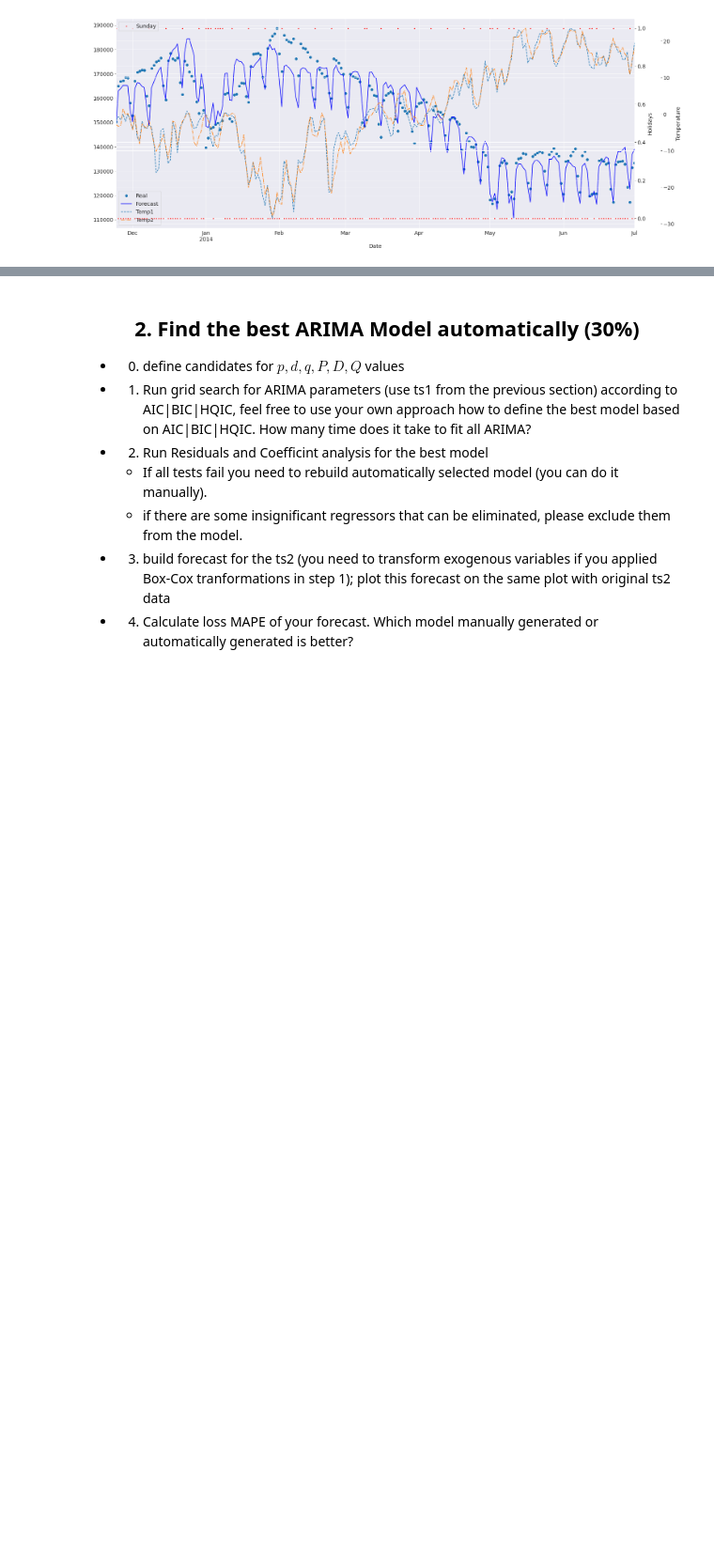
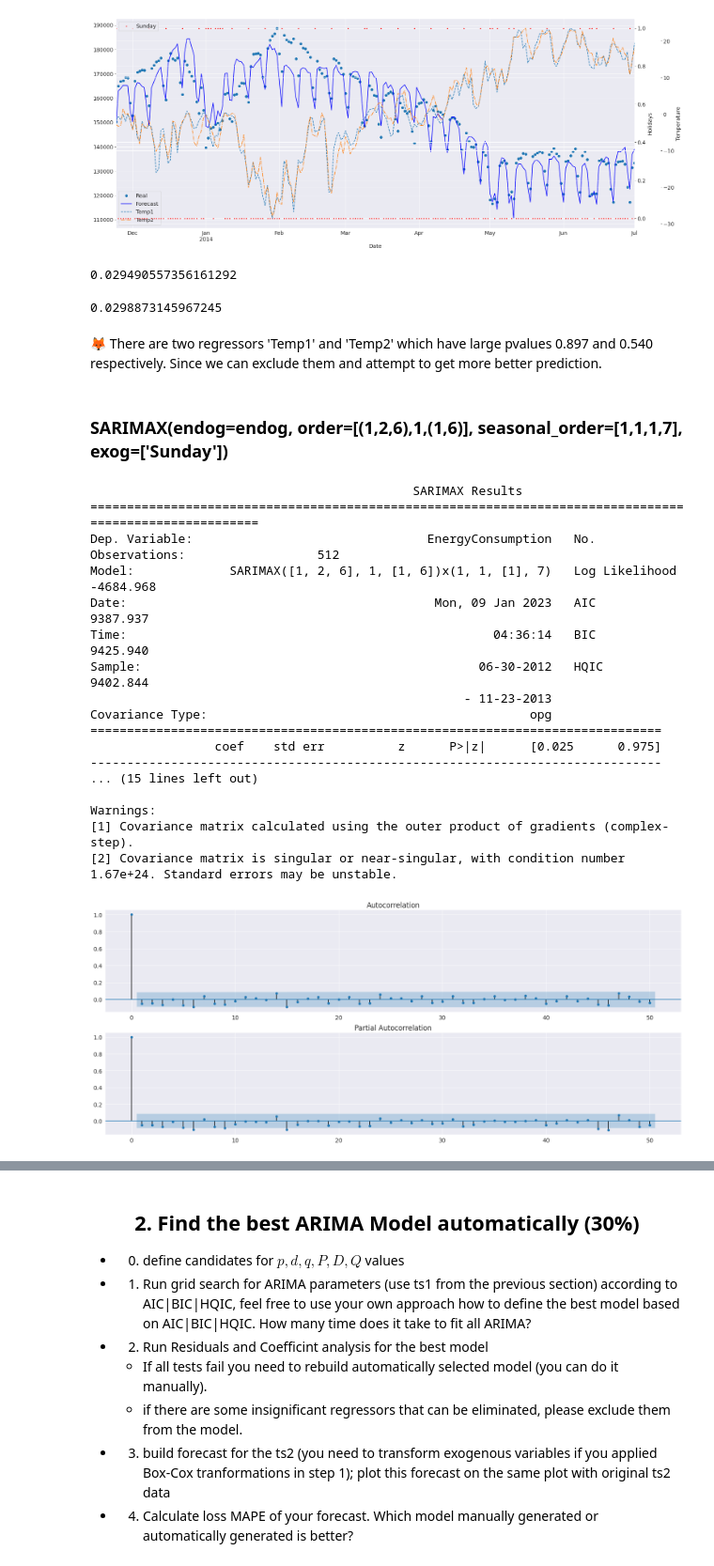
Before and after one commit to zhus-dika/ts_forecasting, a Jupyter notebook: zhussupova_w2022_23_hw2.ipynb, the cells around one changed output, grey strips where cells are left out. Shown at 94% size. Drawn from its saved outputs; the diff is of its cells as text; code cells hidden in the pictures; blank space fills up the shorter version.

```diff
--- a/zhussupova_w2022_23_hw2.ipynb
+++ b/zhussupova_w2022_23_hw2.ipynb
@@ -534,3 +549,45 @@ ax2.legend(loc='upper left')
 plt.show()
 # %% [output]
 [figure]
+# %%
+# MAPE for the whole forecasting period
+qualityMAPE(ts2['EnergyConsumption'], ts_frc_int)[0]
+# %% [output]
+0.029490557356161292
+# %%
+# MAPE for the last 3 months of the forecasting period
+qualityMAPE(ts2['EnergyConsumption'][:'2014-05'], ts_frc_int[:'2014-07'])[0]
+# %% [output]
+0.0298873145967245
+# %% [markdown]
+🦊 There are two regressors 'Temp1' and 'Temp2' which have large pvalues 0.897 and 0.540 respectively. Since we can exclude them and attempt to get more better prediction.
+# %% [markdown]
+### SARIMAX(endog=endog, order=[(1,2,6),1,(1,6)], seasonal_order=[1,1,1,7], exog=['Sunday'])
+# %%
+# Rebuild best model excluding insignificant regressors
+# Use data differentiated w.r.t. yearly seasonality as SARIMAX can handle only 1 period
+ts_sdiff_1 = ts_sdiff[:-len(ts2)]
+endog = ts_sdiff_1['EnergyConsumption']
+exogs = ts_sdiff_1[['Sunday']]
+arima_best = sm.tsa.SARIMAX(endog=endog, order=[(1,2,6),1,(1,6)], seasonal_order=[1,1,1,7], exog=exogs).fit()
+print(arima_best.summary())
+plot_acf_pacf(arima_best, lags=50)
+# %% [output]
+                                            SARIMAX Results
+========================================================================================================
+Dep. Variable:                                EnergyConsumption   No. Observations:                  512
+Model:             SARIMAX([1, 2, 6], 1, [1, 6])x(1, 1, [1], 7)   Log Likelihood               -4684.968
+Date:                                          Mon, 09 Jan 2023   AIC                           9387.937
+Time:                                                  04:36:14   BIC                           9425.940
+Sample:                                              06-30-2012   HQIC                          9402.844
+                                                   - 11-23-2013
+Covariance Type:                                            opg
+==============================================================================
+                 coef    std err          z      P>|z|      [0.025      0.975]
+------------------------------------------------------------------------------
+... (15 lines left out)
+
+Warnings:
+[1] Covariance matrix calculated using the outer product of gradients (complex-step).
+[2] Covariance matrix is singular or near-singular, with condition number 1.67e+24. Standard errors may be unstable.
+[figure, added]
```
Also changed, not shown: parts of 41 cells of this notebook.
